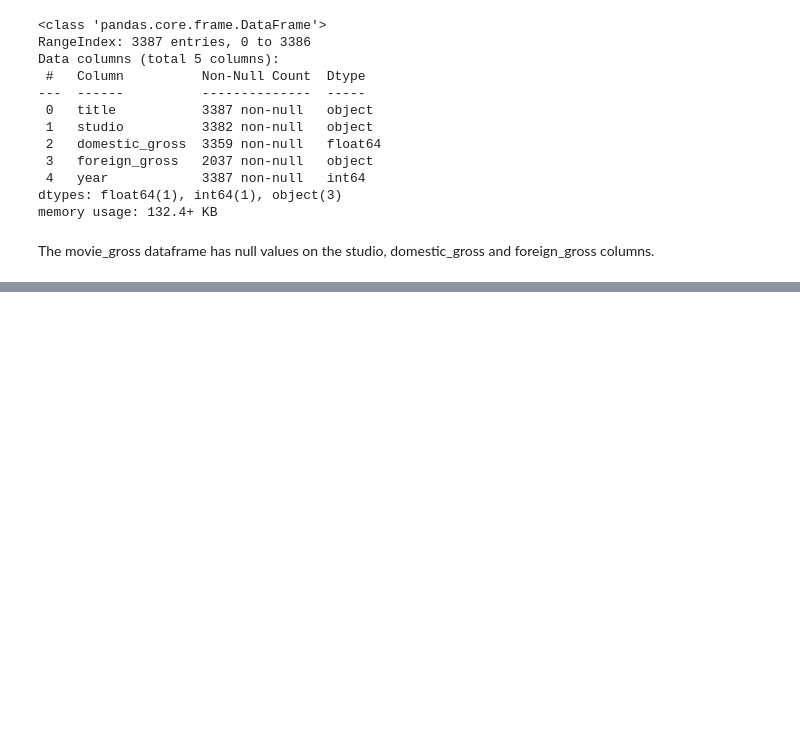
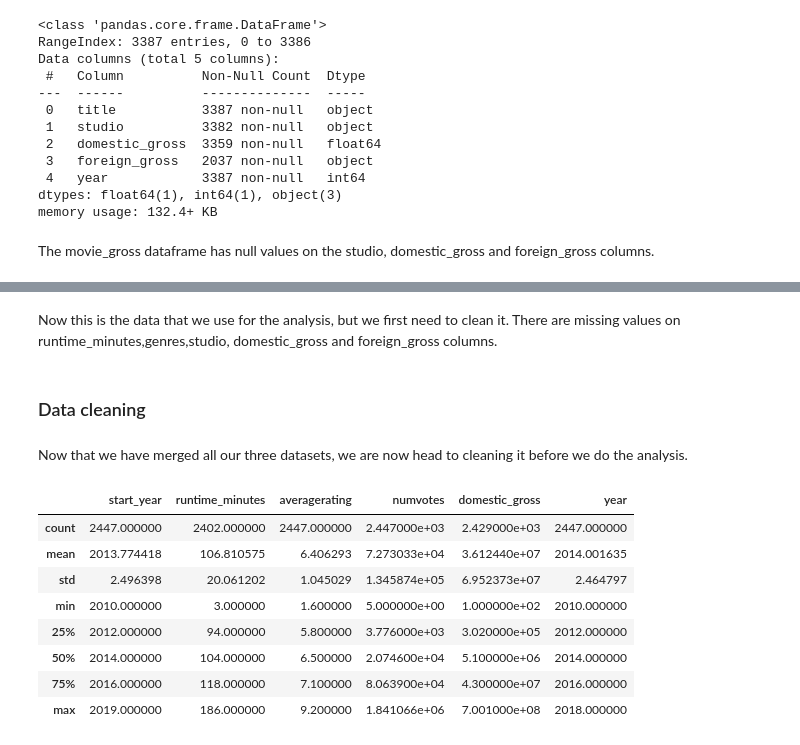
Before and after one commit to Kipsowe/dsc-phase-1-project, a Jupyter notebook: student.ipynb, the cells around one changed output, grey strips where cells are left out. Drawn from its saved outputs; the diff is of its cells as text; code cells hidden in the pictures; blank space fills up the shorter version.

Commit message:
merged datasets

```diff
--- a/student.ipynb
+++ b/student.ipynb
@@ -182,0 +185,3 @@ The movie_gross dataframe has null values on the studio, domestic_gross and fore
+# %%
+ # Mergiging the first two dataframes df1 and df2  using the common column tconst
+first_merge = pd.merge(df1, df2, on = "tconst")
@@ -182,0 +228,4 @@ The movie_gross dataframe has null values on the studio, domestic_gross and fore
+# %%
+# We note that the column named title on the movie_gross(df3) dataframe carry same contents as the original_title on the first_merge data frame.
+# Renaming of column named title to original_title on the df3 dataframe(movie_gross)
+df3 = df3.rename(columns={'title': 'original_title'})
@@ -182,0 +242,3 @@ The movie_gross dataframe has null values on the studio, domestic_gross and fore
+# %%
+# Now that we have a common column 'original_title', We merge first_merge with df3
+df = pd.merge(first_merge, df3, on = "original_title")
@@ -182,0 +280,19 @@ The movie_gross dataframe has null values on the studio, domestic_gross and fore
+# %% [markdown]
+Now this is the data that we use for the analysis, but we first need to clean it. There are missing values on runtime_minutes,genres,studio, domestic_gross and foreign_gross columns.
+# %% [markdown]
+### Data cleaning
+# %% [markdown]
+Now that we have merged all our three datasets, we are now head to cleaning it before we do the analysis.
+# %%
+# Getting a summary statistics of the final merged dataframe(df) columns with numeric values.
+df.describe()
+# %% [output]
+|  | start_year | runtime_minutes | averagerating | numvotes | domestic_gross | year |
+| count | 2447.000000 | 2402.000000 | 2447.000000 | 2.447000e+03 | 2.429000e+03 | 2447.000000 |
+| mean | 2013.774418 | 106.810575 | 6.406293 | 7.273033e+04 | 3.612440e+07 | 2014.001635 |
+| std | 2.496398 | 20.061202 | 1.045029 | 1.345874e+05 | 6.952373e+07 | 2.464797 |
+| min | 2010.000000 | 3.000000 | 1.600000 | 5.000000e+00 | 1.000000e+02 | 2010.000000 |
+| 25% | 2012.000000 | 94.000000 | 5.800000 | 3.776000e+03 | 3.020000e+05 | 2012.000000 |
+| 50% | 2014.000000 | 104.000000 | 6.500000 | 2.074600e+04 | 5.100000e+06 | 2014.000000 |
+| 75% | 2016.000000 | 118.000000 | 7.100000 | 8.063900e+04 | 4.300000e+07 | 2016.000000 |
+| max | 2019.000000 | 186.000000 | 9.200000 | 1.841066e+06 | 7.001000e+08 | 2018.000000 |
```
Also changed, not shown: parts of 11 cells of this notebook.
